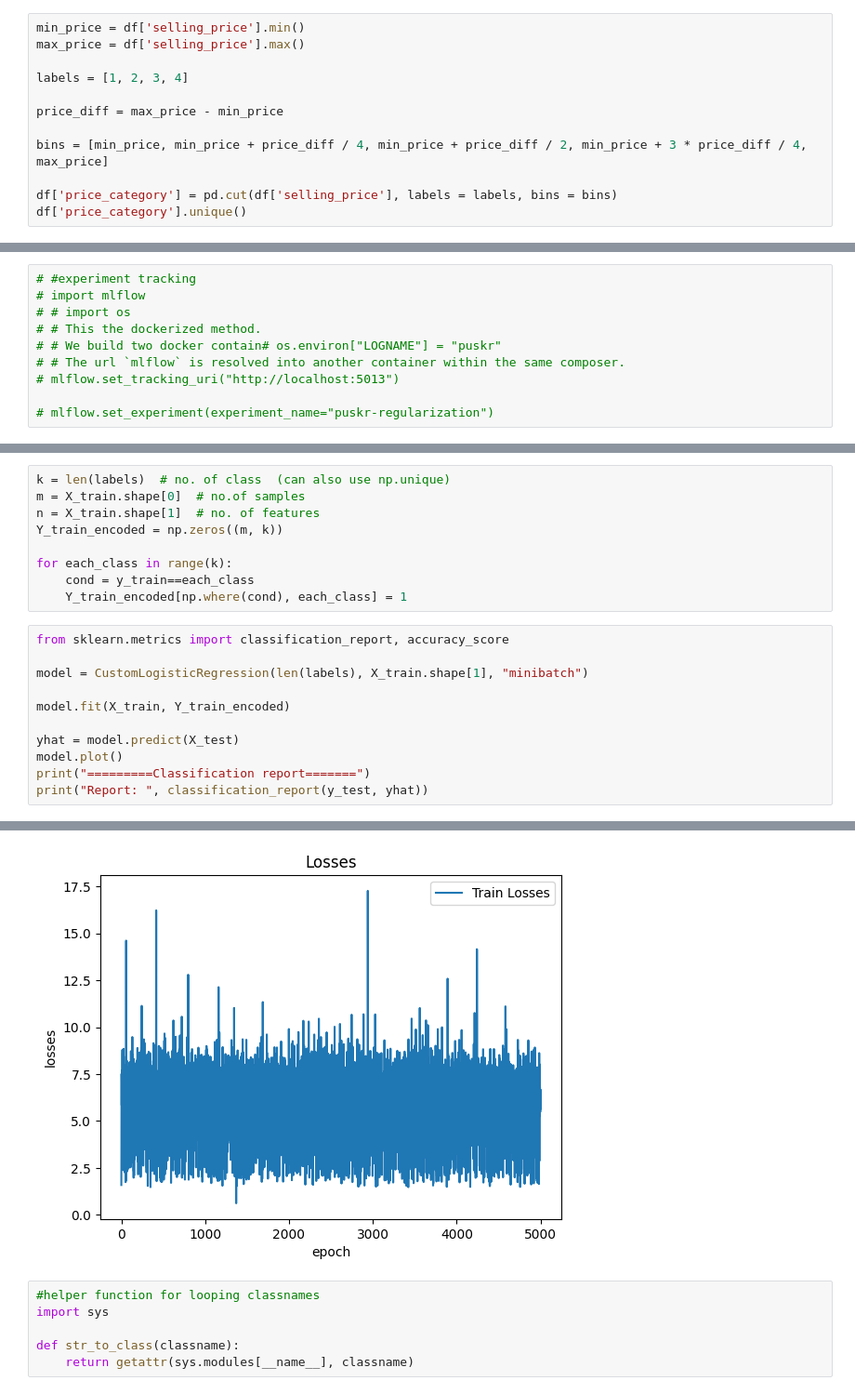
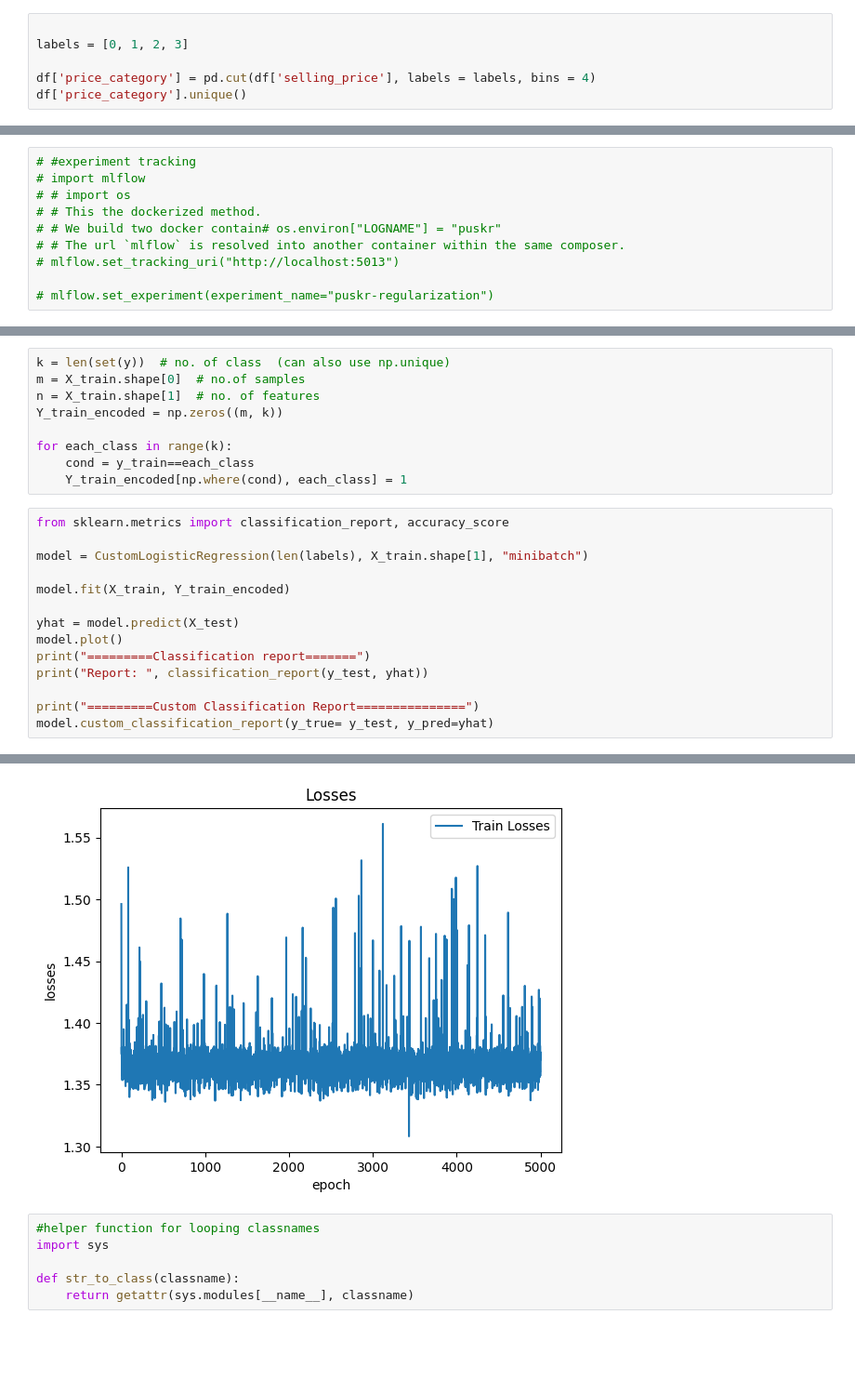
Before and after one commit to puskr99/A3-car-price, a Jupyter notebook: code/car-price-prediction.ipynb, the cells around one changed output, grey strips where cells are left out. Shown at 93% size. Saved outputs shown, nothing was run; the diff lists cells and outputs as text; blank space fills up the shorter version.

Commit message:
added cr report

```diff
--- a/code/car-price-prediction.ipynb
+++ b/code/car-price-prediction.ipynb
@@ -327,13 +323,7 @@ np.int64(0)
 # %%
-min_price = df['selling_price'].min()
-max_price = df['selling_price'].max()
 
-labels = [1, 2, 3, 4]
+labels = [0, 1, 2, 3]
 
-price_diff = max_price - min_price
-
-bins = [min_price, min_price + price_diff / 4, min_price + price_diff / 2, min_price + 3 * price_diff / 4, max_price]
-
-df['price_category'] = pd.cut(df['selling_price'], labels = labels, bins = bins)
+df['price_category'] = pd.cut(df['selling_price'], labels = labels, bins = 4)
 df['price_category'].unique()
 # %% [output]
@@ -714,5 +792,5 @@ class CustomLogisticRegression:
 # %%
-k = len(labels)  # no. of class  (can also use np.unique)
+k = len(set(y))  # no. of class  (can also use np.unique)
 m = X_train.shape[0]  # no.of samples
 n = X_train.shape[1]  # no. of features
 Y_train_encoded = np.zeros((m, k))
@@ -731,4 +809,7 @@ yhat = model.predict(X_test)
 model.plot()
 print("=========Classification report=======")
 print("Report: ", classification_report(y_test, yhat))
+
+print("=========Custom Classification Report===============")
+model.custom_classification_report(y_true= y_test, y_pred=yhat)
 # %% [output]
@@ -752,4 +833,4 @@ weighted avg       0.96      0.12      0.17      1607
-[figure, old version]
+[figure, new version]
 # %%
 #helper function for looping classnames
 import sys
```
Also changed, not shown: parts of 7 cells of this notebook.
